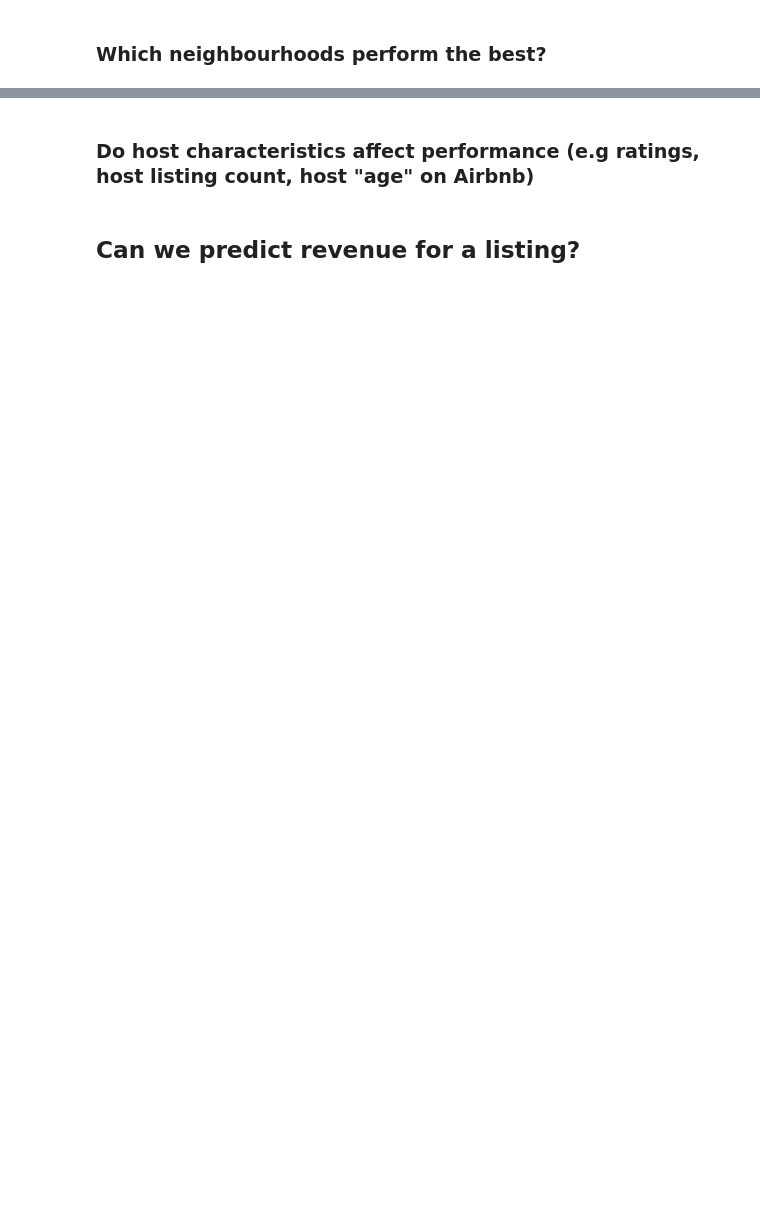
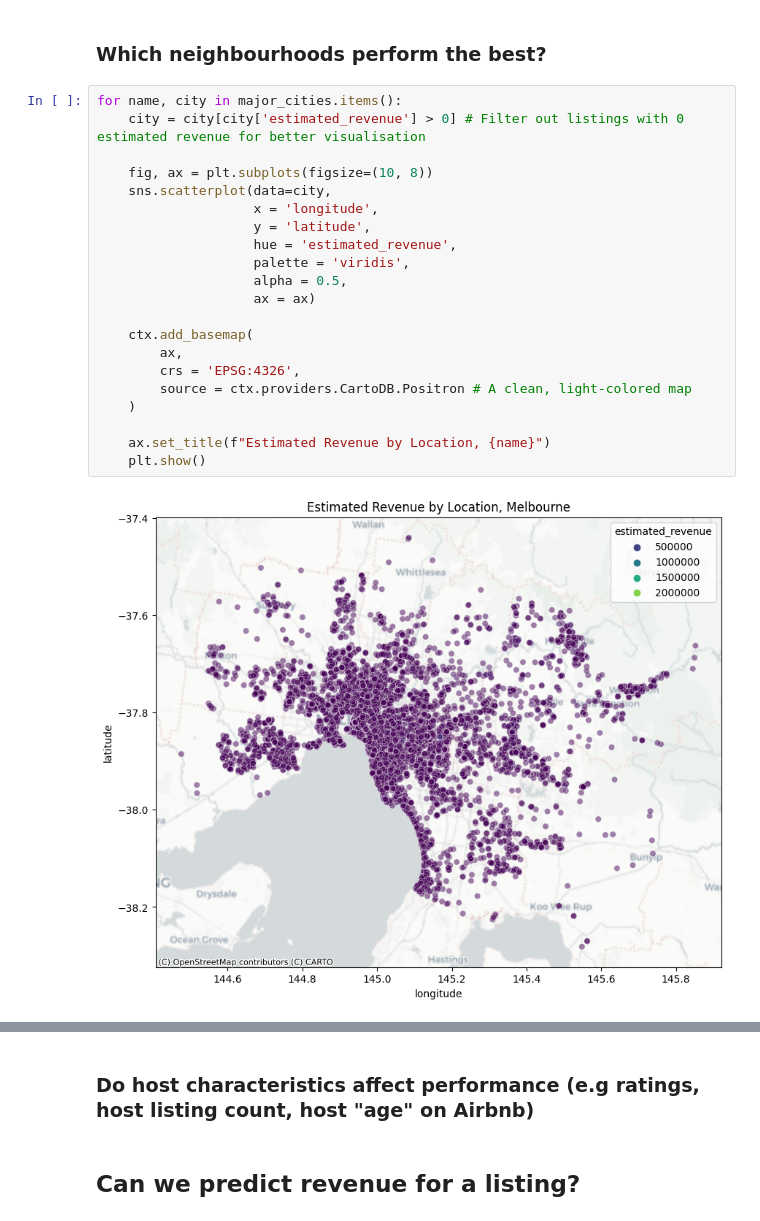
Before and after one commit to jxcksonli/airbnb-australia-price-analysis, a Jupyter notebook: airbnbn-analysis.ipynb, the cells around one changed output, grey strips where cells are left out. Drawn from its saved outputs; the diff is of its cells as text; blank space fills up the shorter version.

```diff
--- a/airbnbn-analysis.ipynb
+++ b/airbnbn-analysis.ipynb
@@ -192,3 +193,26 @@ The two boxplot graphs reveal an important distinction between listing price and
 Perhaps the most important point here is the wide interquartile range for entire homes and apartments, spanning between 3,000 and 30,000 annually. This wide spread indicates that listing type alone does not guarantee strong revenue performance and that there are variation driven by other factors that nightly rates cannot explain. We will try to pinpoint this in our future analysis.
 # %% [markdown]
 ### Which neighbourhoods perform the best?
+# %%
+for name, city in major_cities.items():
+    city = city[city['estimated_revenue'] > 0] # Filter out listings with 0 estimated revenue for better visualisation
+
+    fig, ax = plt.subplots(figsize=(10, 8))
+    sns.scatterplot(data=city,
+                    x = 'longitude',
+                    y = 'latitude',
+                    hue = 'estimated_revenue',
+                    palette = 'viridis',
+                    alpha = 0.5,
+                    ax = ax)
+
+    ctx.add_basemap(
+        ax,
+        crs = 'EPSG:4326',
+        source = ctx.providers.CartoDB.Positron # A clean, light-colored map
+    )
+
+    ax.set_title(f"Estimated Revenue by Location, {name}")
+    plt.show()
+# %% [output]
+[figure, added]
```
Also changed, not shown: parts of 3 cells of this notebook.
